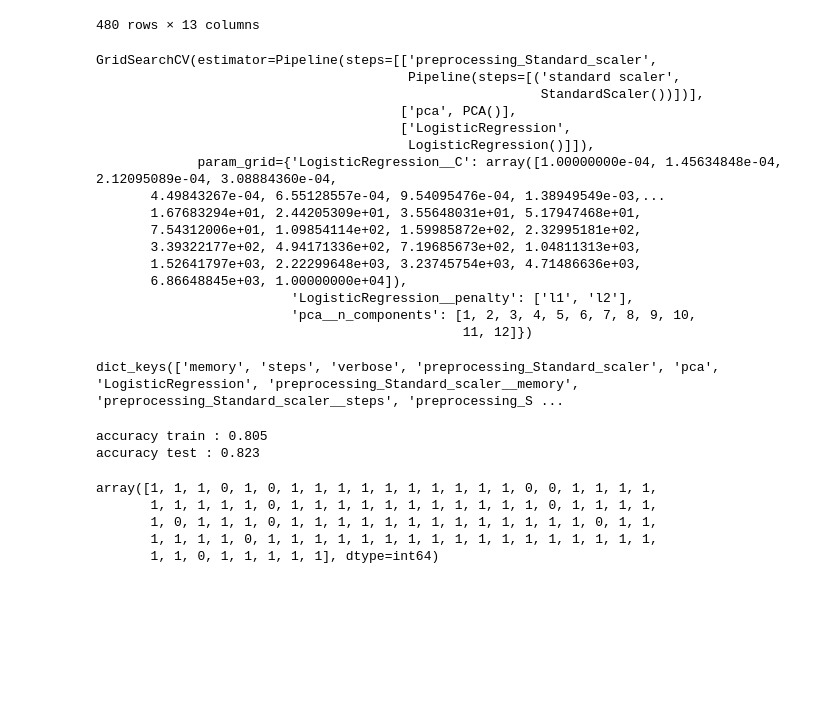
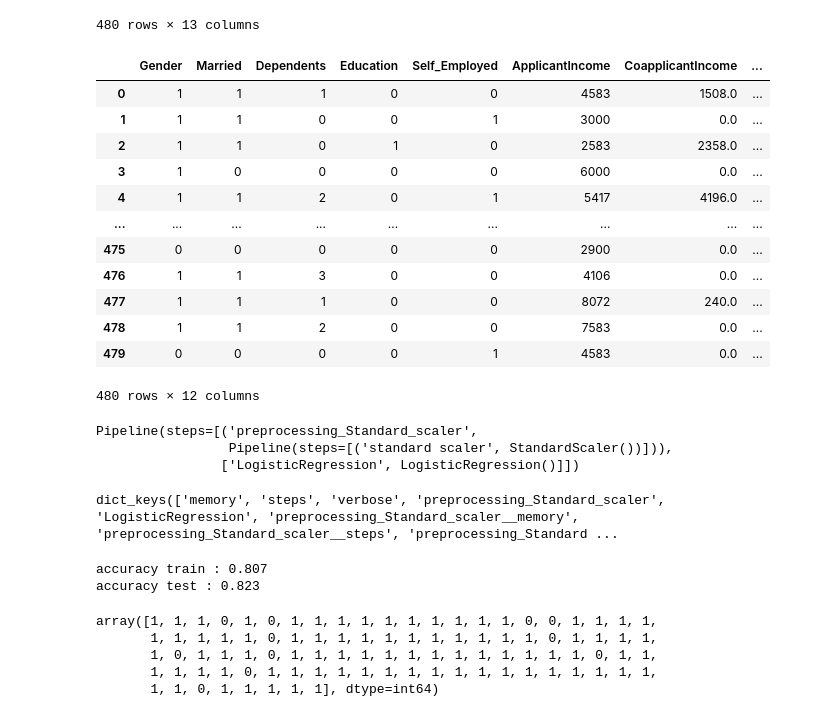
Before and after one commit to EdenLecarpentier/loan_prediction_file_rouge, a Jupyter notebook: notebook/model_no_def.ipynb, the cells around one changed output. Cells and saved outputs as stored; diff of their text form; code cells hidden in the pictures; blank space fills up the shorter version.

```diff
--- a/notebook/model_no_def.ipynb
+++ b/notebook/model_no_def.ipynb
@@ -51,6 +51,23 @@ df
 | 478 | 612 | 1 | 1 | 2 | 0 | 0 | 7583 | ... |
 | 479 | 613 | 0 | 0 | 0 | 0 | 1 | 4583 | ... |
 480 rows × 13 columns
+# %%
+df = df.drop('Unnamed: 0' , axis=1)
+df
+# %% [output]
+|  | Gender | Married | Dependents | Education | Self_Employed | ApplicantIncome | CoapplicantIncome | ... |
+| 0 | 1 | 1 | 1 | 0 | 0 | 4583 | 1508.0 | ... |
+| 1 | 1 | 1 | 0 | 0 | 1 | 3000 | 0.0 | ... |
+| 2 | 1 | 1 | 0 | 1 | 0 | 2583 | 2358.0 | ... |
+| 3 | 1 | 0 | 0 | 0 | 0 | 6000 | 0.0 | ... |
+| 4 | 1 | 1 | 2 | 0 | 1 | 5417 | 4196.0 | ... |
+| ... | ... | ... | ... | ... | ... | ... | ... | ... |
+| 475 | 0 | 0 | 0 | 0 | 0 | 2900 | 0.0 | ... |
+| 476 | 1 | 1 | 3 | 0 | 0 | 4106 | 0.0 | ... |
+| 477 | 1 | 1 | 1 | 0 | 0 | 8072 | 240.0 | ... |
+| 478 | 1 | 1 | 2 | 0 | 0 | 7583 | 0.0 | ... |
+| 479 | 0 | 0 | 0 | 0 | 1 | 4583 | 0.0 | ... |
+480 rows × 12 columns
 # %%
 categ = ["Gender" , "Dependents",  "Married" , "Education" , "Self_Employed" , "Property_Area" , "Loan_Status"]
 le = LabelEncoder()
@@ -99,31 +104,18 @@ clf_GS = GridSearchCV(pipeline_log, parameters)
 # %%
-clf_GS.fit(X_train , y_train)
+pipeline_log.fit(X_train , y_train)
 # %% [output]
-GridSearchCV(estimator=Pipeline(steps=[['preprocessing_Standard_scaler',
-                                        Pipeline(steps=[('standard scaler',
-                                                         StandardScaler())])],
-                                       ['pca', PCA()],
-                                       ['LogisticRegression',
-                                        LogisticRegression()]]),
-             param_grid={'LogisticRegression__C': array([1.00000000e-04, 1.45634848e-04, 2.12095089e-04, 3.08884360e-04,
-       4.49843267e-04, 6.55128557e-04, 9.54095476e-04, 1.38949549e-03,...
-       1.67683294e+01, 2.44205309e+01, 3.55648031e+01, 5.17947468e+01,
-       7.54312006e+01, 1.09854114e+02, 1.59985872e+02, 2.32995181e+02,
-       3.39322177e+02, 4.94171336e+02, 7.19685673e+02, 1.04811313e+03,
-       1.52641797e+03, 2.22299648e+03, 3.23745754e+03, 4.71486636e+03,
-       6.86648845e+03, 1.00000000e+04]),
-                         'LogisticRegression__penalty': ['l1', 'l2'],
-                         'pca__n_components': [1, 2, 3, 4, 5, 6, 7, 8, 9, 10,
-                                               11, 12]})
+Pipeline(steps=[('preprocessing_Standard_scaler',
+                 Pipeline(steps=[('standard scaler', StandardScaler())])),
+                ['LogisticRegression', LogisticRegression()]])
 # %%
-clf_GS.get_params().keys()
+pipeline_log.get_params().keys()
 # %% [output]
-dict_keys(['memory', 'steps', 'verbose', 'preprocessing_Standard_scaler', 'pca', 'LogisticRegression', 'preprocessing_Standard_scaler__memory', 'preprocessing_Standard_scaler__steps', 'preprocessing_S ...
+dict_keys(['memory', 'steps', 'verbose', 'preprocessing_Standard_scaler', 'LogisticRegression', 'preprocessing_Standard_scaler__memory', 'preprocessing_Standard_scaler__steps', 'preprocessing_Standard ...
 # %%
-print("accuracy train : %.3f"%clf_GS.score(X_train , y_train))
-print("accuracy test : %.3f"%clf_GS.score(X_test , y_test))
+print("accuracy train : %.3f"%pipeline_log.score(X_train , y_train))
+print("accuracy test : %.3f"%pipeline_log.score(X_test , y_test))
 #the result or pretty low but this is normal because i a using a dummy classiffier
 # %% [output]
-accuracy train : 0.805
+accuracy train : 0.807
 accuracy test : 0.823
 # %%
```
Also changed, not shown: parts of 7 cells of this notebook, 1 other file.
